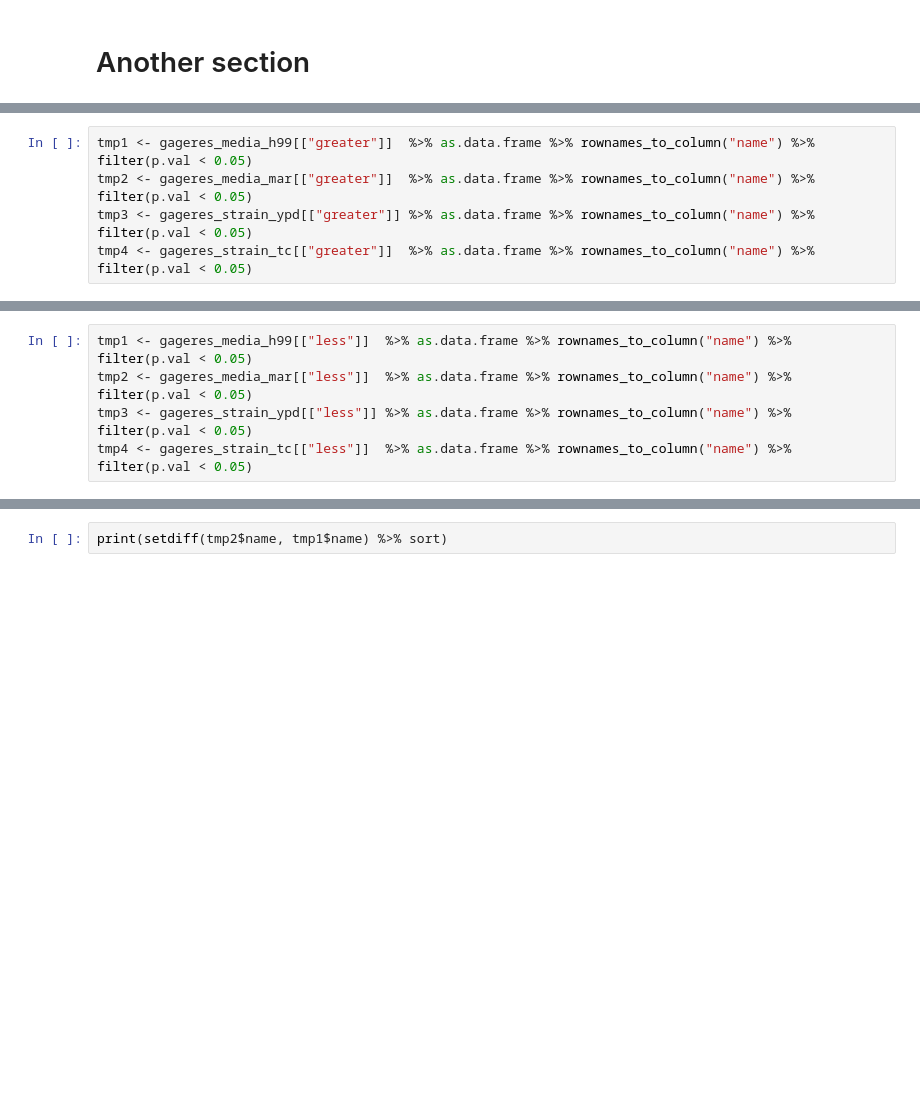
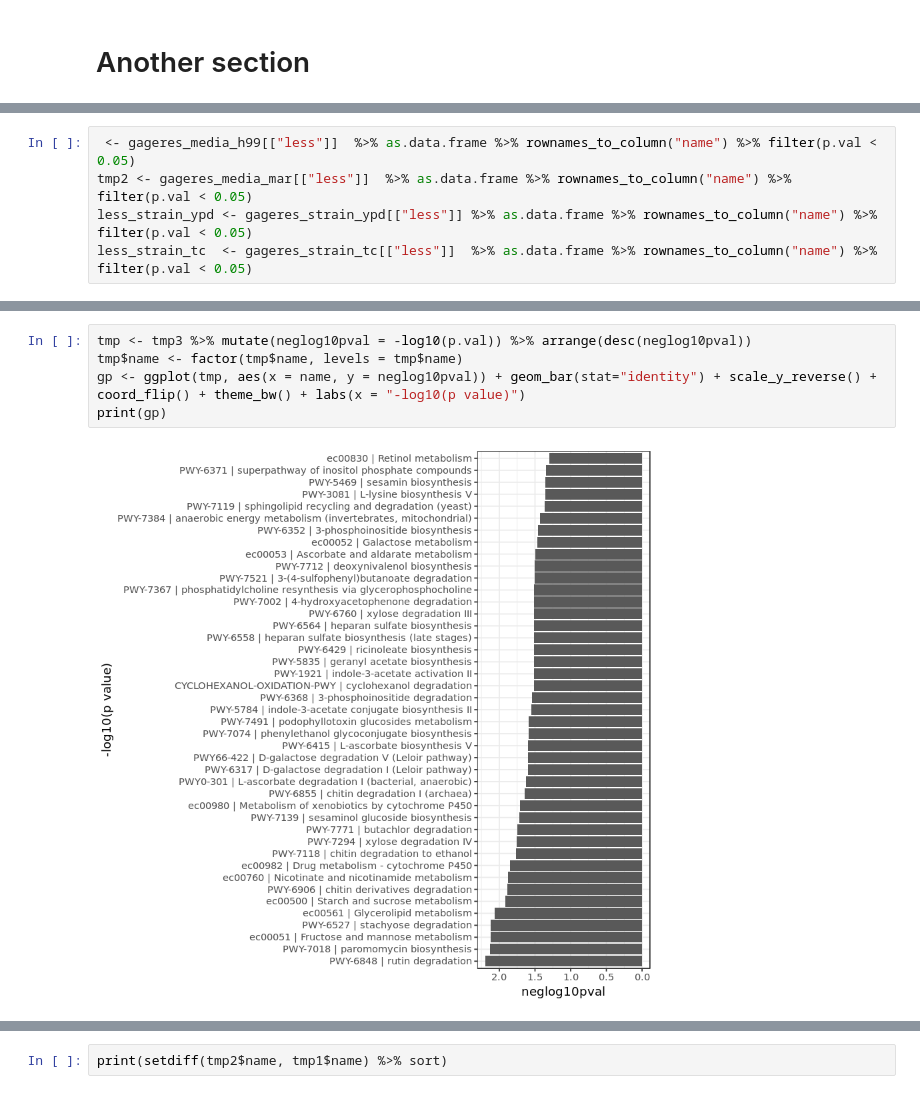
Before and after one commit to clintko/HTS2018_Notes, a Jupyter notebook: 23_gene_set_analysis.ipynb, the cells around one changed output, grey strips where cells are left out. Drawn from its saved outputs; the diff is of its cells as text; blank space fills up the shorter version.

```diff
--- a/23_gene_set_analysis.ipynb
+++ b/23_gene_set_analysis.ipynb
@@ -248,5 +334,5 @@ gageres_media_h99$greater %>% as.data.frame %>% rownames_to_column("name") %>% h
 # %%
-tmp1 <- gageres_media_h99[["greater"]]  %>% as.data.frame %>% rownames_to_column("name") %>% filter(p.val < 0.05)
-tmp2 <- gageres_media_mar[["greater"]]  %>% as.data.frame %>% rownames_to_column("name") %>% filter(p.val < 0.05)
-tmp3 <- gageres_strain_ypd[["greater"]] %>% as.data.frame %>% rownames_to_column("name") %>% filter(p.val < 0.05)
-tmp4 <- gageres_strain_tc[["greater"]]  %>% as.data.frame %>% rownames_to_column("name") %>% filter(p.val < 0.05)
+ <- gageres_media_h99[["less"]]  %>% as.data.frame %>% rownames_to_column("name") %>% filter(p.val < 0.05)
+tmp2 <- gageres_media_mar[["less"]]  %>% as.data.frame %>% rownames_to_column("name") %>% filter(p.val < 0.05)
+less_strain_ypd <- gageres_strain_ypd[["less"]] %>% as.data.frame %>% rownames_to_column("name") %>% filter(p.val < 0.05)
+less_strain_tc  <- gageres_strain_tc[["less"]]  %>% as.data.frame %>% rownames_to_column("name") %>% filter(p.val < 0.05)
@@ -297,5 +342,0 @@ names(gageres_media_h99)
-# %%
-tmp1 <- gageres_media_h99[["less"]]  %>% as.data.frame %>% rownames_to_column("name") %>% filter(p.val < 0.05)
-tmp2 <- gageres_media_mar[["less"]]  %>% as.data.frame %>% rownames_to_column("name") %>% filter(p.val < 0.05)
-tmp3 <- gageres_strain_ypd[["less"]] %>% as.data.frame %>% rownames_to_column("name") %>% filter(p.val < 0.05)
-tmp4 <- gageres_strain_tc[["less"]]  %>% as.data.frame %>% rownames_to_column("name") %>% filter(p.val < 0.05)
@@ -301,0 +353,7 @@ tmp4 <- gageres_strain_tc[["less"]]  %>% as.data.frame %>% rownames_to_column("n
+# %%
+tmp <- tmp3 %>% mutate(neglog10pval = -log10(p.val)) %>% arrange(desc(neglog10pval))
+tmp$name <- factor(tmp$name, levels = tmp$name)
+gp <- ggplot(tmp, aes(x = name, y = neglog10pval)) + geom_bar(stat="identity") + scale_y_reverse() + coord_flip() + theme_bw() + labs(x = "-log10(p value)")
+print(gp)
+# %% [output]
+[figure, added]
```
Also changed, not shown: parts of 24 cells of this notebook, 16 other files.
